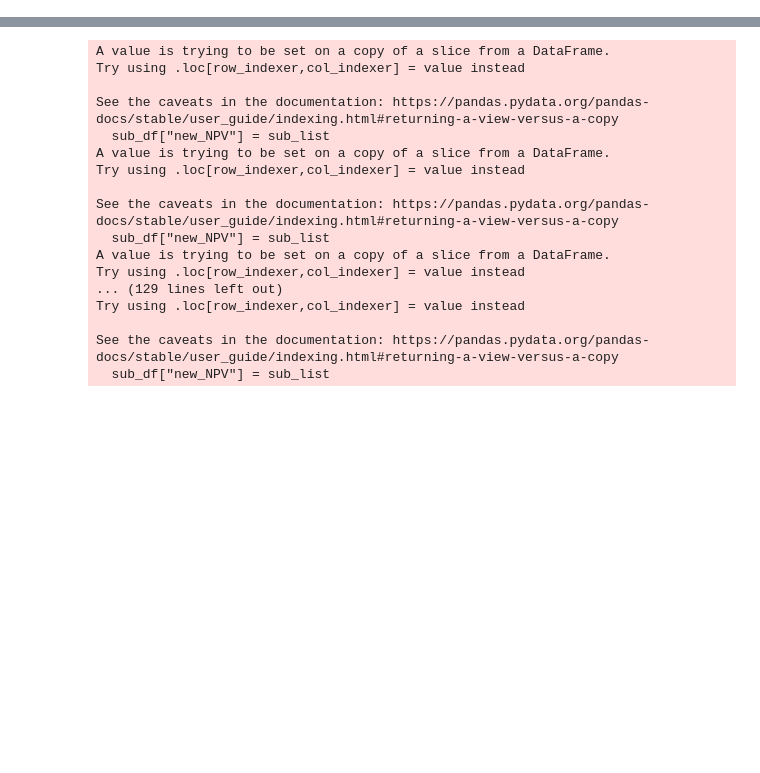
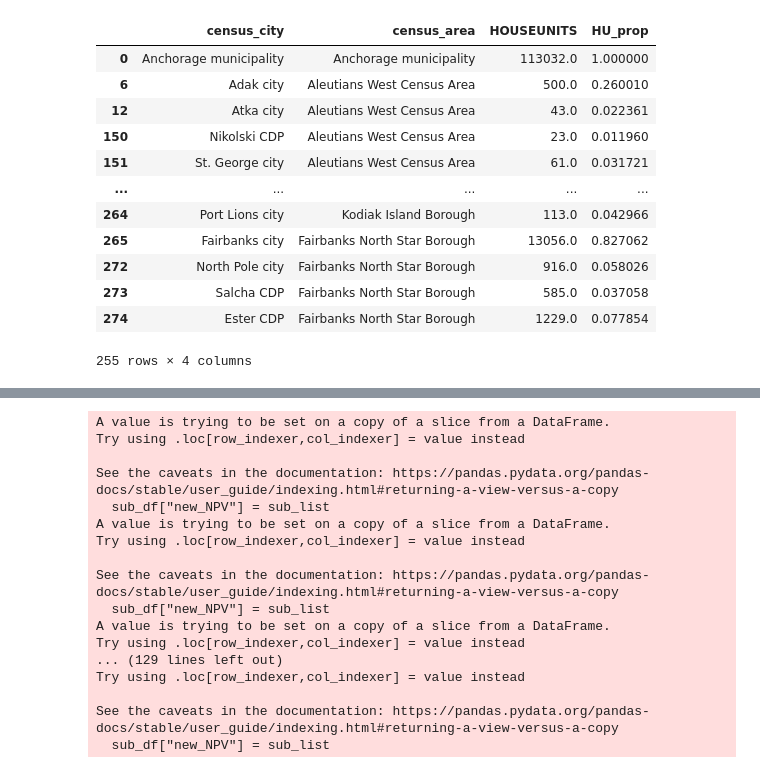
Before and after one commit to uwescience/DSSG2023-Heating-Loads, a Jupyter notebook: Code/weightBoroughEstimates.ipynb, the cells around one changed output, grey strips where cells are left out. Saved outputs shown, nothing was run; the diff lists cells and outputs as text; code cells hidden in the pictures; blank space fills up the shorter version.

```diff
--- a/Code/AggregatingNums_Amina.ipynb
+++ b/Code/weightBoroughEstimates.ipynb
@@ -20,0 +103,27 @@ boroughs = gpd.read_file('../data_submodule/DSSG2023-Heating-Loads-Data/shapefil
+# %%
+## find the houseunit proportion (out of a borough) for a given city
+HU_prop_df = pd.DataFrame()
+for u in df['census_area'].unique():
+    sub_df = df[df.census_area== u]
+    sub_list = []
+    for i in range(0,len(sub_df)):
+        sub_list.append(sub_df.iloc[i]["HOUSEUNITS"]/sum(sub_df["HOUSEUNITS"]))
+    sub_df2 = sub_df.copy()
+    sub_df2["HU_prop"] = sub_list
+    HU_prop_df = pd.concat([HU_prop_df,sub_df2])
+# %%
+HU_prop_df
+# %% [output]
+|  | census_city | census_area | HOUSEUNITS | HU_prop |
+| 0 | Anchorage municipality | Anchorage municipality | 113032.0 | 1.000000 |
+| 6 | Adak city | Aleutians West Census Area | 500.0 | 0.260010 |
+| 12 | Atka city | Aleutians West Census Area | 43.0 | 0.022361 |
+| 150 | Nikolski CDP | Aleutians West Census Area | 23.0 | 0.011960 |
+| 151 | St. George city | Aleutians West Census Area | 61.0 | 0.031721 |
+| ... | ... | ... | ... | ... |
+| 264 | Port Lions city | Kodiak Island Borough | 113.0 | 0.042966 |
+| 265 | Fairbanks city | Fairbanks North Star Borough | 13056.0 | 0.827062 |
+| 272 | North Pole city | Fairbanks North Star Borough | 916.0 | 0.058026 |
+| 273 | Salcha CDP | Fairbanks North Star Borough | 585.0 | 0.037058 |
+| 274 | Ester CDP | Fairbanks North Star Borough | 1229.0 | 0.077854 |
+255 rows × 4 columns
```
Also changed, not shown: parts of 43 cells of this notebook, 2 other files.
